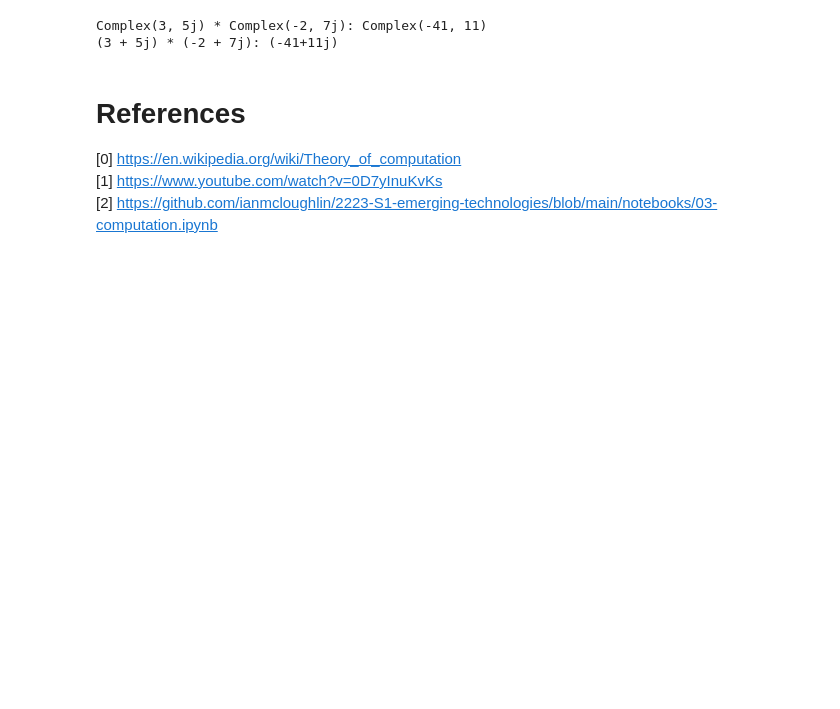
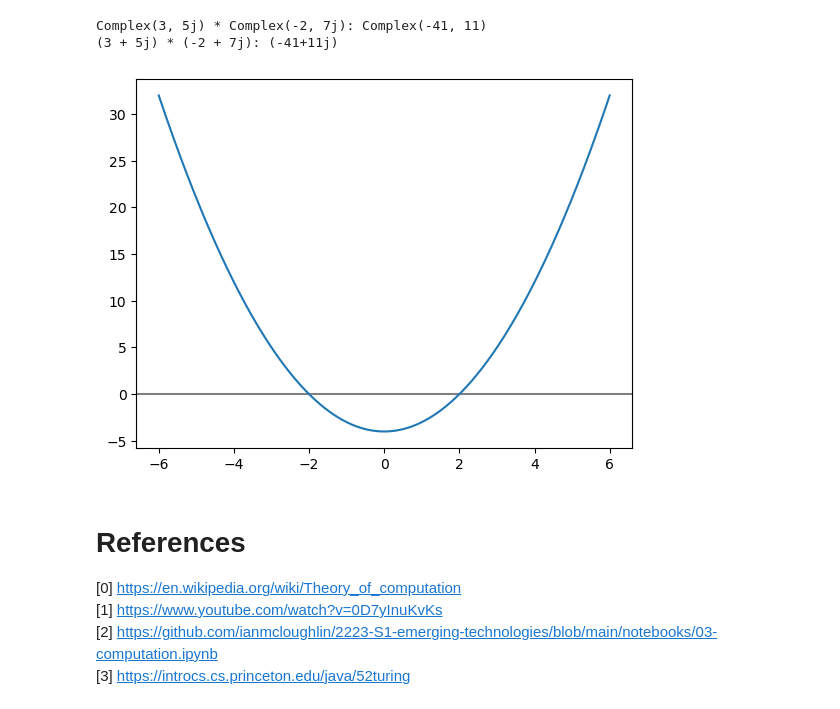
Before and after one commit to G00378925/emerging-technologies, a Jupyter notebook: notebooks/03-computation.ipynb, the cells around one changed output. Drawn from its saved outputs; the diff is of its cells as text; code cells hidden in the pictures; blank space fills up the shorter version.

```diff
--- a/notebooks/03-computation.ipynb
+++ b/notebooks/03-computation.ipynb
@@ -166,8 +163,23 @@ print(f"(3 + 5j) * (-2 + 7j): {(3 + 5j) * (-2 + 7j)}")
 # %% [output]
 Complex(3, 5j) * Complex(-2, 7j): Complex(-41, 11)
 (3 + 5j) * (-2 + 7j): (-41+11j)
+# %%
+import matplotlib.pyplot as plt
+import numpy as np
+
+x = np.linspace(-6, 6, 1000)
+y = x ** 2 - 4
+
+fig, ax = plt.subplots()
+ax.axhline(0, color="grey")
+
+ax.plot(x, y)
+plt.show()
+# %% [output]
+[figure, added]
 # %% [markdown]
 # References
 [0] <a id="toa-wikipedia"></a>https://en.wikipedia.org/wiki/Theory_of_computation<br>
 [1] https://www.youtube.com/watch?v=0D7yInuKvKs<br>
 [2] <a id="03-computation"></a>https://github.com/ianmcloughlin/2223-S1-emerging-technologies/blob/main/notebooks/03-computation.ipynb<br>
+[3] https://introcs.cs.princeton.edu/java/52turing
```
Also changed, not shown: parts of 3 cells of this notebook, 2 other files.
